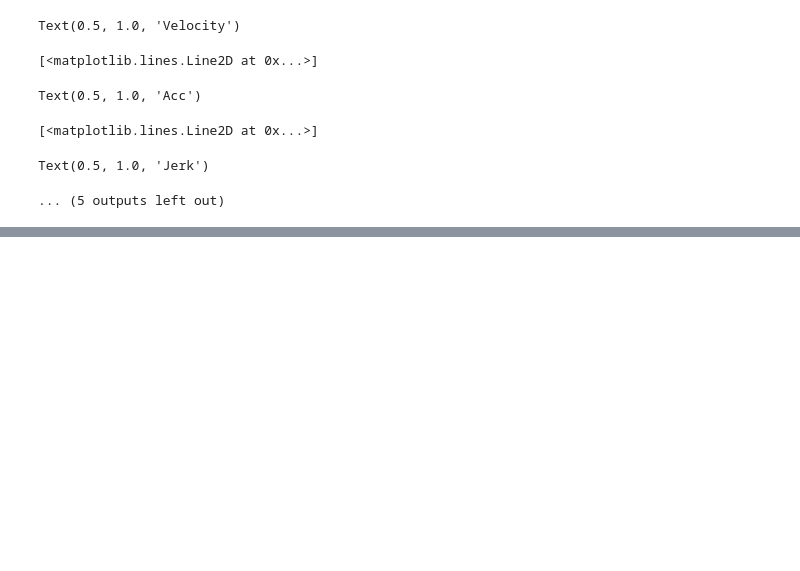
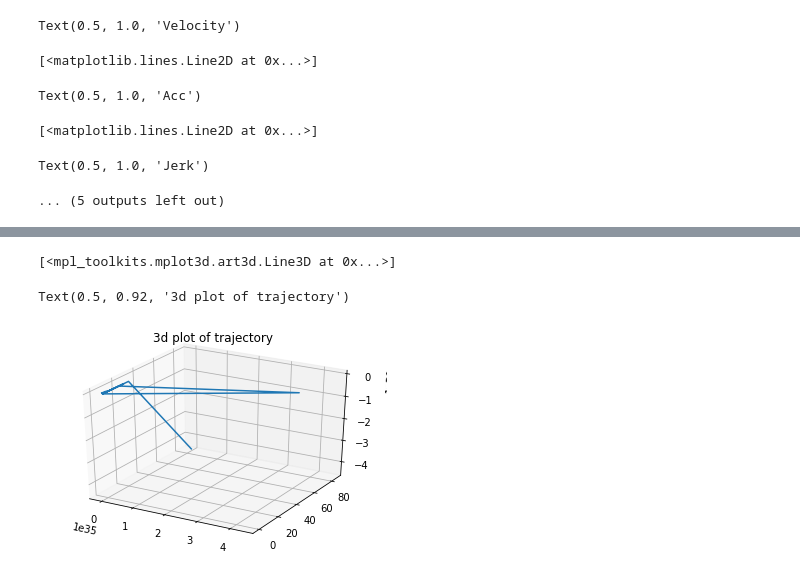
Before and after one commit to huiyulhy/px4-offboard, a Jupyter notebook: px4_offboard/test_quintic_polynomials.ipynb, the cells around one changed output, grey strips where cells are left out. Cells and saved outputs as stored; diff of their text form; code cells hidden in the pictures; blank space fills up the shorter version.

```diff
--- a/px4_offboard/test_quintic_polynomials.ipynb
+++ b/px4_offboard/test_quintic_polynomials.ipynb
@@ -265,0 +136,7 @@ Text(0.5, 1.0, 'Velocity')
+# %%
+# Test new mission
+waypoints = np.transpose(np.array([[0.0, 0.0, 0.0],
+                     [5.0, 0.0, -3.0],
+                     [-1.0, 0.0, -10.0],
+                       [3.0, 3.0, -1.0]]))
+x_coeffs, y_coeffs, z_coeffs, t_seg = quintic_generator.new_mission(waypoints, 0.3, 0.3)
@@ -265,0 +170,17 @@ Text(0.5, 1.0, 'Velocity')
+# %%
+t_start = 0
+t = np.array([t_start])
+x = np.array(full_state_waypoints[0][0][0])
+y = np.array(full_state_waypoints[1][0][0])
+z = np.array(full_state_waypoints[2][0][0])
+
+for i in range(0, t_seg.shape[0]):
+    t_curr = np.linspace(t_start, t_start+t_seg[i][0])
+    t = np.hstack((t, t_curr))
+    t_start += t_seg[i][0]
+    x_poly = np.poly1d(np.squeeze(x_coeffs[i,:]))
+    y_poly = np.poly1d(np.squeeze(y_coeffs[i,:]))
+    z_poly = np.poly1d(np.squeeze(z_coeffs[i,:]))
+    x = np.hstack((x, np.polyval(t_curr, x_poly)))
+    y = np.hstack((y, np.polyval(t_curr, y_poly)))
+    z = np.hstack((z, np.polyval(t_curr, z_poly)))
@@ -265,0 +207,11 @@ Text(0.5, 1.0, 'Velocity')
+# %%
+# Visualize 3d trajectory
+fig = plt.figure()
+ax = plt.axes(projection='3d')
+ax.plot3D(x, y, z)
+ax.set_title('3d plot of trajectory')
+plt.show()
+# %% [output]
+[<mpl_toolkits.mplot3d.art3d.Line3D at 0x...>]
+Text(0.5, 0.92, '3d plot of trajectory')
+[figure, added]
```
Also changed, not shown: parts of 19 cells of this notebook, 1 other file.
